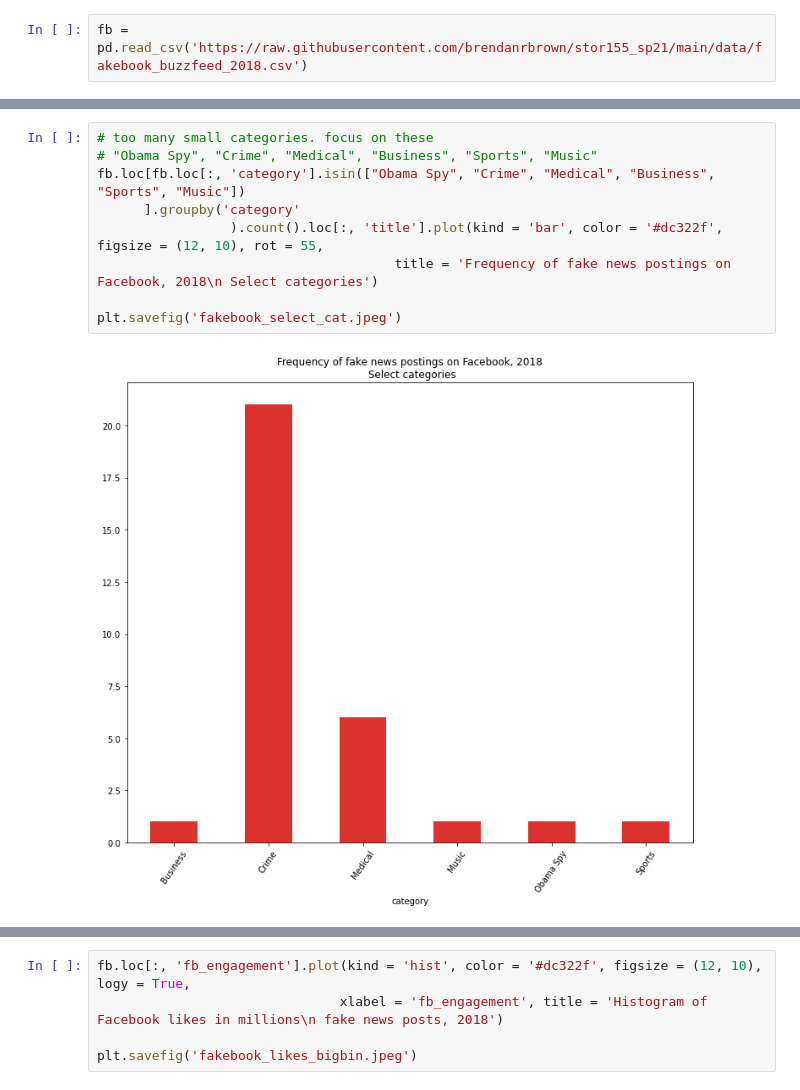
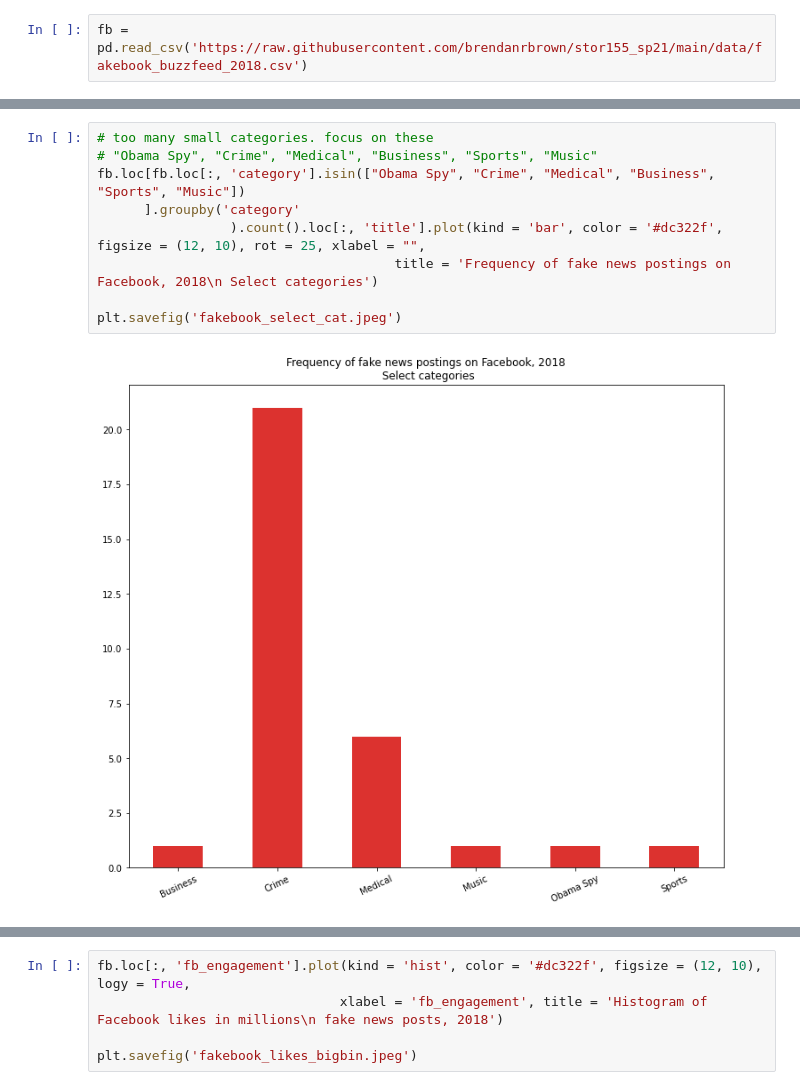
Before and after one commit to brendanrbrown/stor155_sp21, a Jupyter notebook: notebooks/fakebook_figure.ipynb, the cells around one changed output, grey strips where cells are left out. Cells and saved outputs as stored; diff of their text form.

```diff
--- a/notebooks/fakebook_figure.ipynb
+++ b/notebooks/fakebook_figure.ipynb
@@ -18,14 +18,14 @@ fb.head()
 # %%
 # too many small categories. focus on these
 # "Obama Spy", "Crime", "Medical", "Business", "Sports", "Music"
 fb.loc[fb.loc[:, 'category'].isin(["Obama Spy", "Crime", "Medical", "Business", "Sports", "Music"])
       ].groupby('category'
-                 ).count().loc[:, 'title'].plot(kind = 'bar', color = '#dc322f', figsize = (12, 10), rot = 55,
+                 ).count().loc[:, 'title'].plot(kind = 'bar', color = '#dc322f', figsize = (12, 10), rot = 25, xlabel = "",
                                       title = 'Frequency of fake news postings on Facebook, 2018\n Select categories')
 
 plt.savefig('fakebook_select_cat.jpeg')
 # %% [output]
-[figure, old version]
+[figure, new version]
 # %%
 # and now just those with at least 500 postings
 # and also with a few methods used
```
Also changed, not shown: parts of 5 cells of this notebook, 10 other files.
